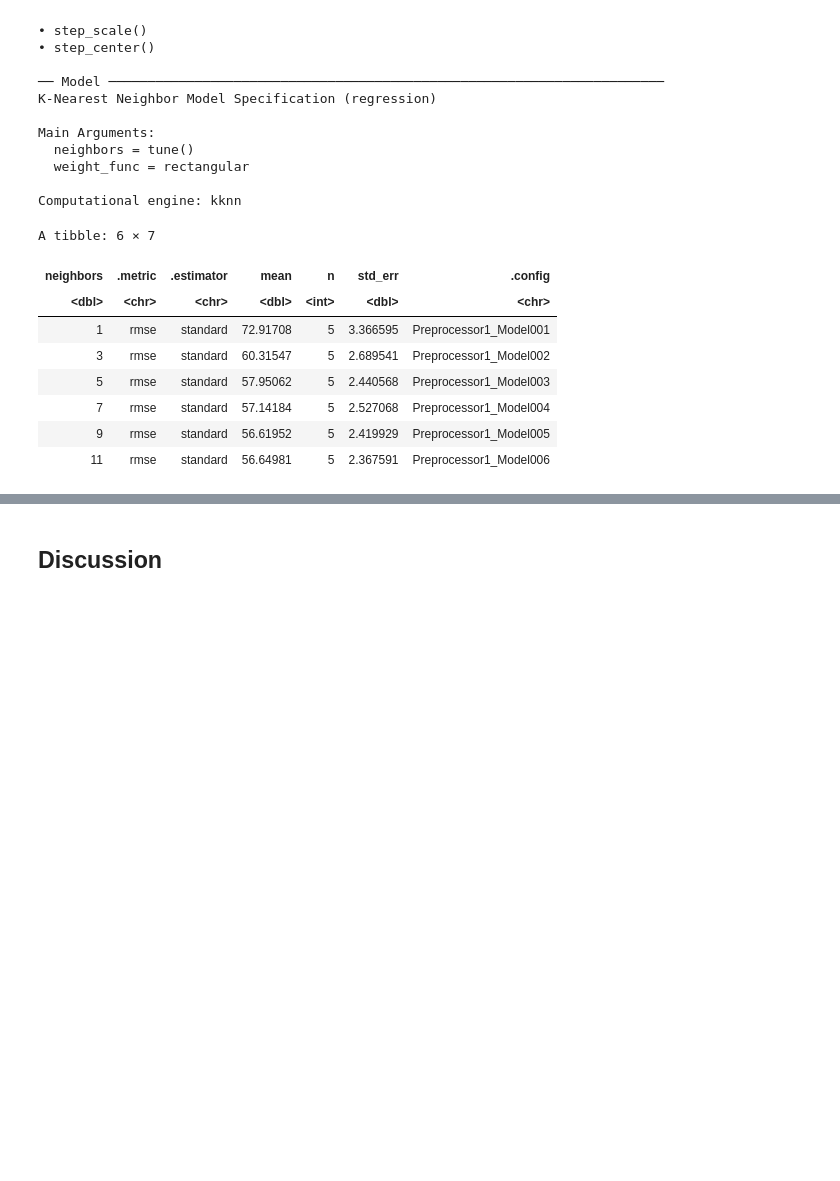
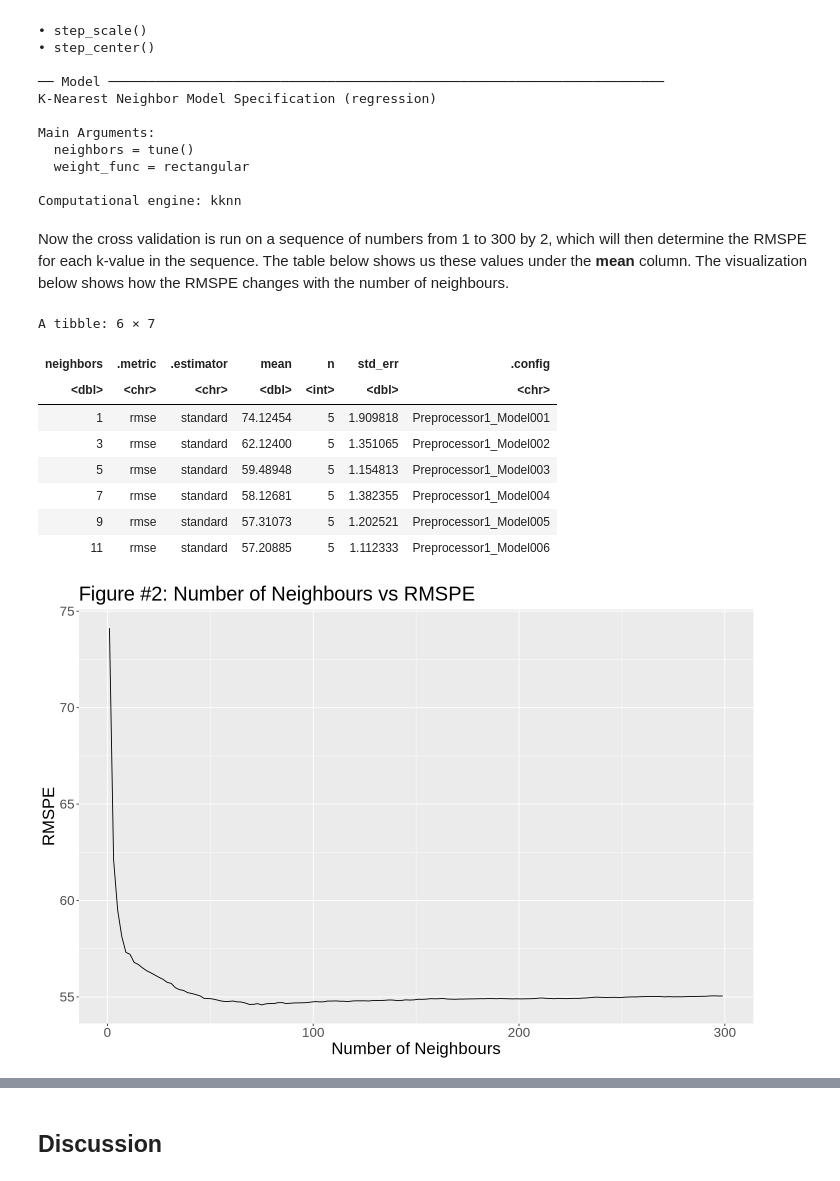
Before and after one commit to jaslynemarek/DSCI-Project-Individual, a Jupyter notebook: Group_Project.ipynb, the cells around one changed output, grey strips where cells are left out. Drawn from its saved outputs; the diff is of its cells as text; code cells hidden in the pictures; blank space fills up the shorter version.

```diff
--- a/Group_Project.ipynb
+++ b/Group_Project.ipynb
@@ -62,12 +74,13 @@ A tibble: 6 × 5
 # %%
-session_data_dmyhm <- session_data |>
-                    mutate(start_time = dmy_hm(start_time),
-                    end_time = dmy_hm(end_time))
-head(session_data_dmyhm)
+session_data_mutated <- session_data |>
+                    mutate(
+                            start_time = dmy_hm(start_time),
+                            end_time = dmy_hm(end_time),
+                            session_time = end_time - start_time,
+                            start_time_hms = as_hms(start_time),
+                            session_time = as.numeric(session_time),
+                            start_time_numeric = as.numeric(start_time_hms)) |>
+                    select(-original_start_time, -original_end_time)
 
-session_data_mutated <- mutate(session_data_dmyhm, session_time = end_time - start_time,
-                              start_time_hms = as_hms(start_time),
-                              session_time = as.numeric(session_time),
-                              start_time_numeric = as.numeric(start_time_hms))
 head(session_data_mutated)
 # %% [output]
@@ -172,22 +184,34 @@ Main Arguments:
   weight_func = rectangular
 
 Computational engine: kknn
+# %% [markdown]
+Now the cross validation is run on a sequence of numbers from 1 to 300 by 2, which will then determine the RMSPE for each k-value in the sequence. The table below shows us these values under the **mean** column. The visualization below shows how the RMSPE changes with the number of neighbours.
 # %%
 gridvals <- tibble(neighbors = seq(from = 1, to = 300, by = 2))
 
 sessions_results <- minecraft_workflow |>
                 tune_grid(resamples = minecraft_vfold, grid = gridvals)|>
                 collect_metrics()|>
                 filter(.metric == "rmse")
 
+rmspe_graph <- ggplot(sessions_results, aes(x = neighbors, y = mean))+
+                geom_line()+
+                xlab("Number of Neighbours")+
+                ylab("RMSPE")+
+                ggtitle("Figure #2: Number of Neighbours vs RMSPE")+
+                theme(text = element_text(size = 20))
+
+
 head(sessions_results)
+rmspe_graph
 # %% [output]
 A tibble: 6 × 7
 | neighbors | .metric | .estimator | mean | n | std_err | .config |
 | <dbl> | <chr> | <chr> | <dbl> | <int> | <dbl> | <chr> |
-| 1 | rmse | standard | 72.91708 | 5 | 3.366595 | Preprocessor1_Model001 |
-| 3 | rmse | standard | 60.31547 | 5 | 2.689541 | Preprocessor1_Model002 |
-| 5 | rmse | standard | 57.95062 | 5 | 2.440568 | Preprocessor1_Model003 |
-| 7 | rmse | standard | 57.14184 | 5 | 2.527068 | Preprocessor1_Model004 |
-| 9 | rmse | standard | 56.61952 | 5 | 2.419929 | Preprocessor1_Model005 |
-| 11 | rmse | standard | 56.64981 | 5 | 2.367591 | Preprocessor1_Model006 |
+| 1 | rmse | standard | 74.12454 | 5 | 1.909818 | Preprocessor1_Model001 |
+| 3 | rmse | standard | 62.12400 | 5 | 1.351065 | Preprocessor1_Model002 |
+| 5 | rmse | standard | 59.48948 | 5 | 1.154813 | Preprocessor1_Model003 |
+| 7 | rmse | standard | 58.12681 | 5 | 1.382355 | Preprocessor1_Model004 |
+| 9 | rmse | standard | 57.31073 | 5 | 1.202521 | Preprocessor1_Model005 |
+| 11 | rmse | standard | 57.20885 | 5 | 1.112333 | Preprocessor1_Model006 |
+[figure, added]
```
Also changed, not shown: parts of 14 cells of this notebook.
